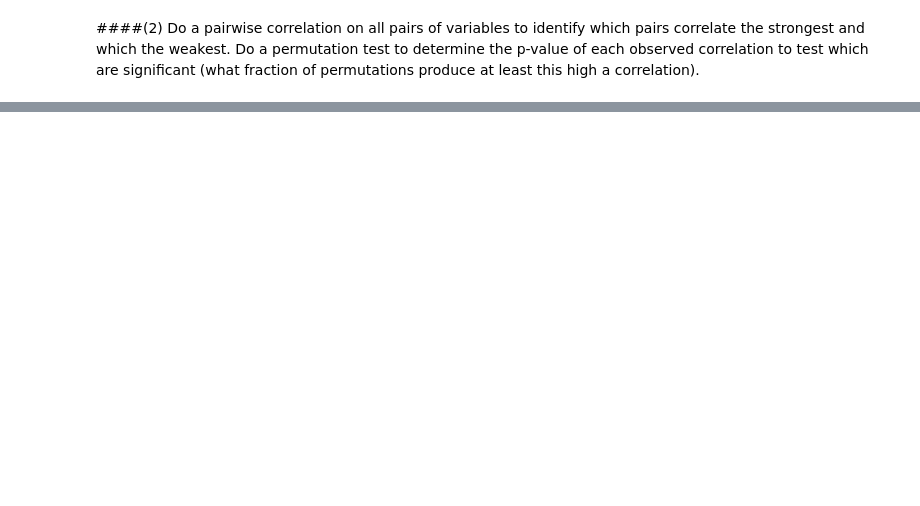
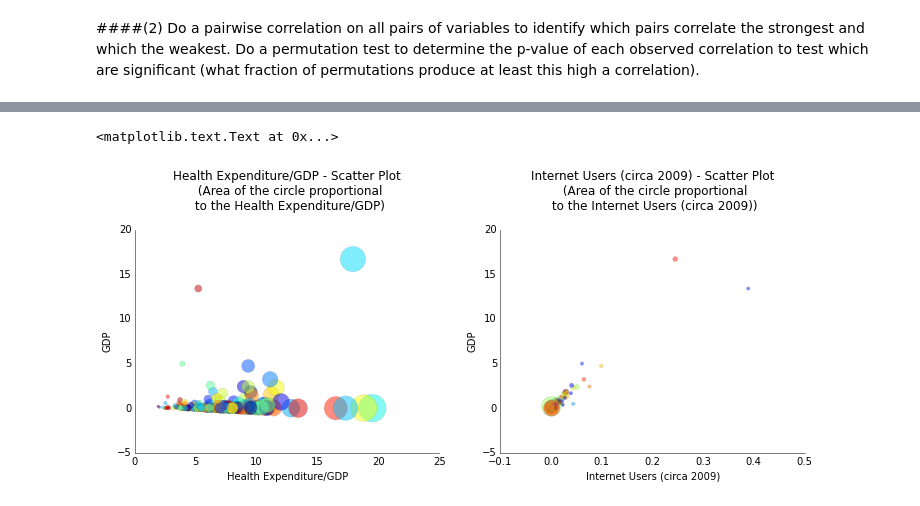
Before and after one commit to Sree-vathsan/ipython, a Jupyter notebook: practice.ipynb, the cells around one changed output, grey strips where cells are left out. Cells and saved outputs as stored; diff of their text form; code cells hidden in the pictures; blank space fills up the shorter version.

Commit message:
Task 5 and Task 2
Task 5 - Fully Completed - Documentation pending
Task 2 - Added two more scatter

```diff
--- a/practice.ipynb
+++ b/practice.ipynb
@@ -451,0 +539,39 @@ ImportError: cannot import name vincenty
+# %%
+import numpy as np
+from __future__ import print_function
+import prettyplotlib as ppl
+import matplotlib as mpl
+import pandas as pd
+from pandas import Series, DataFrame
+from mpl_toolkits.basemap import Basemap
+
+fig, axes = plt.subplots(1, 2, figsize=(12,4))
+df_reg = dfCountries.copy()
+df_reg['GDP'] = dfCountries['GDP (PPP) in US $'].astype(float) / (1e12)
+df_reg['HealthExpenditure/GDP'] = dfCountries['Health Expenditure/GDP'].astype(float)
+df_reg['Internet Users (circa 2009)'] = dfCountries['Internet Users (circa 2009)'].astype(float) / (1e9)
+
+#Health Expenditure/GDP
+x = df_reg['Health Expenditure/GDP']
+N=len(x)
+y = df_reg['GDP']
+#x = np.arange(N)
+area =  np.pi * (8 * health/10)**2
+colors = np.random.rand(N)
+ppl.scatter(axes[0],x,y,s=area, c=colors, alpha=0.5)
+axes[0].set_title("Health Expenditure/GDP - Scatter Plot\n (Area of the circle proportional\n to the Health Expenditure/GDP)\n")
+axes[0].set_ylabel('GDP')
+axes[0].set_xlabel('Health Expenditure/GDP')
+
+#Net Migration Rate/1000 Population
+x = df_reg['Internet Users (circa 2009)']
+N = len(x)
+area =  np.pi * (8 * netMigration+50)**2
+colors = np.random.rand(N)
+ppl.scatter(axes[1],x,y,s=area/600, c=colors, alpha=0.5)
+axes[1].set_title("Internet Users (circa 2009) - Scatter Plot\n (Area of the circle proportional\n to the Internet Users (circa 2009))\n")
+axes[1].set_xlabel('Internet Users (circa 2009)')
+axes[1].set_ylabel('GDP')
+# %% [output]
+<matplotlib.text.Text at 0x...>
+[figure, added]
```
Also changed, not shown: parts of 20 cells of this notebook, 2 other files.
